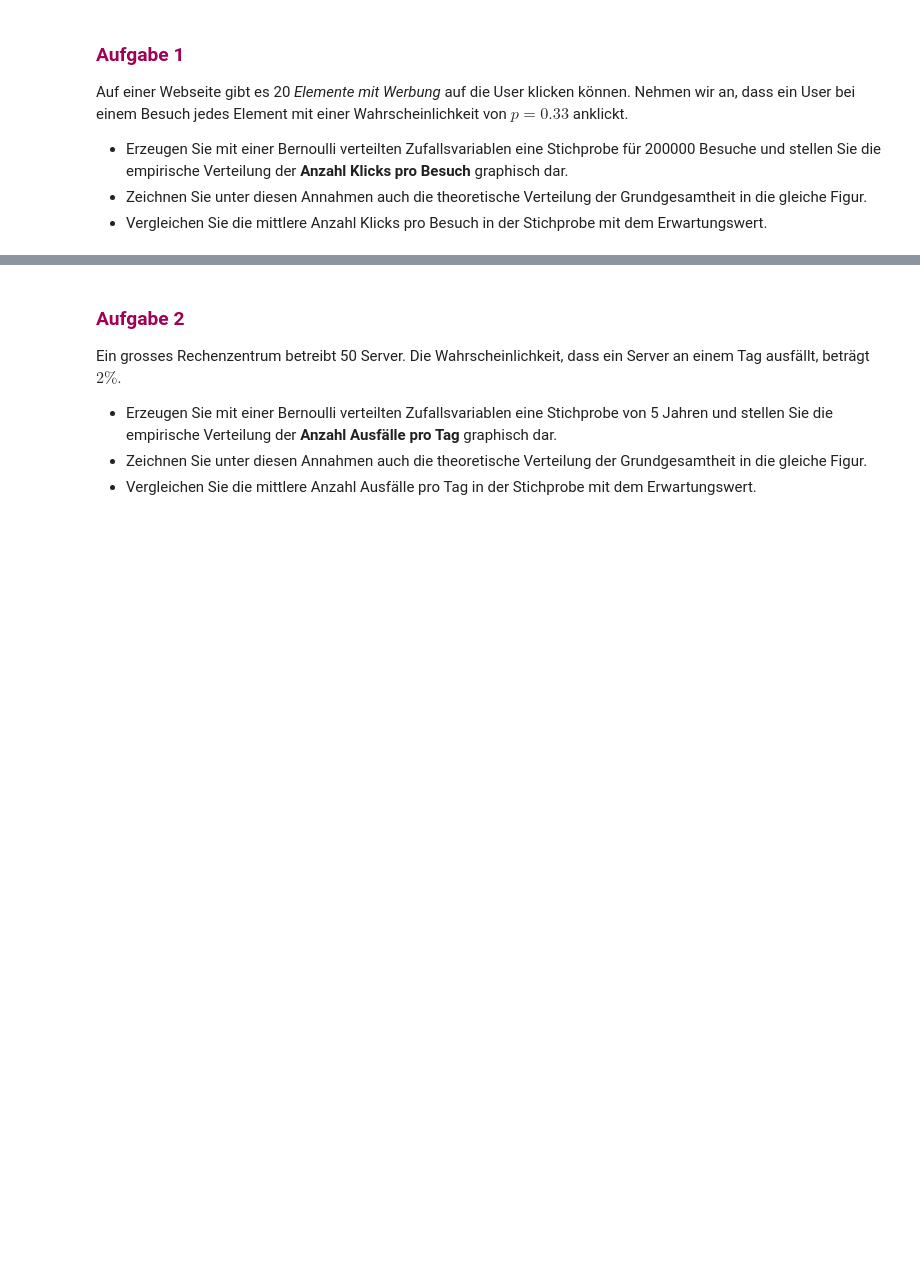
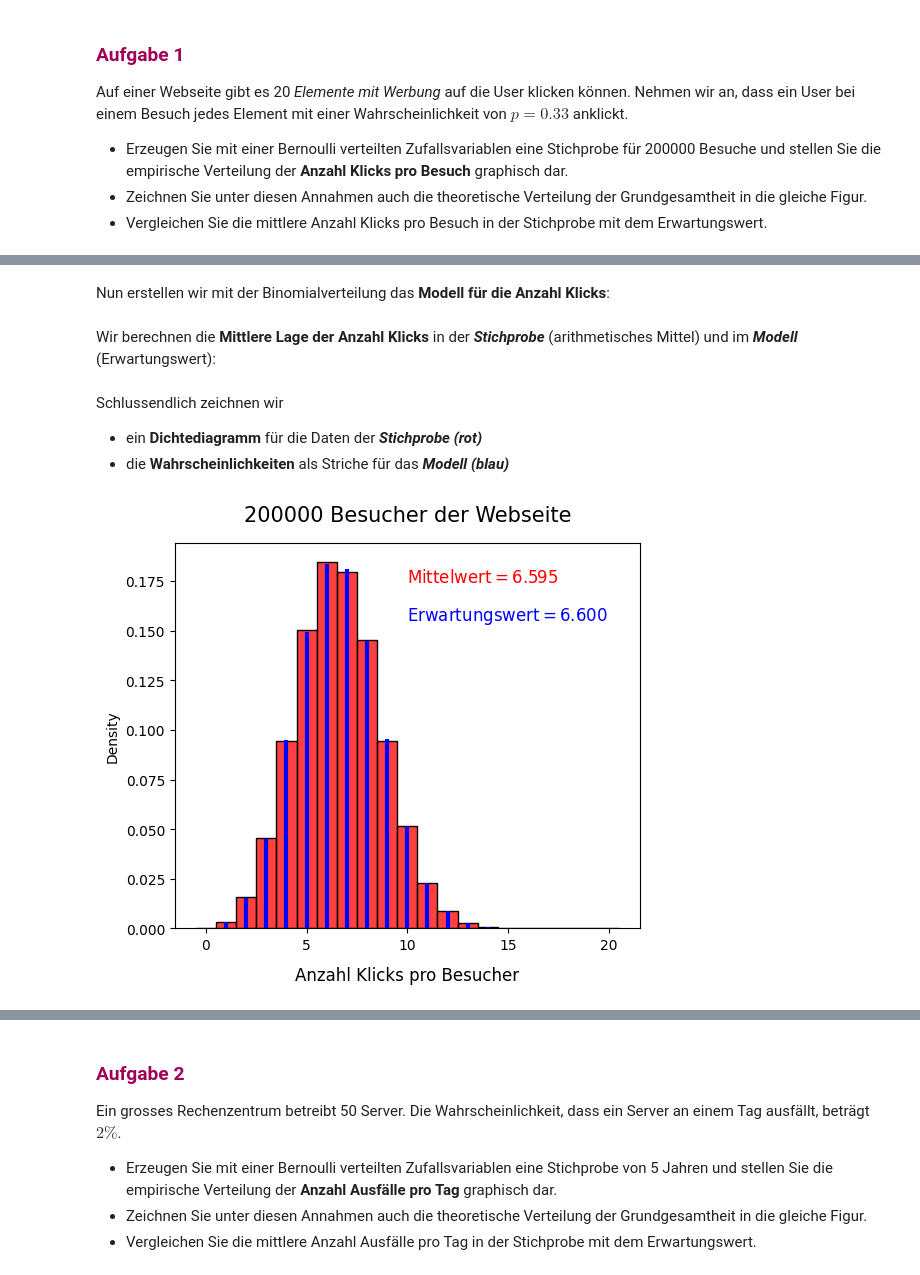
Before and after one commit to fabianmueller7/ASTAT, a Jupyter notebook: SW05/SW05.ipynb, the cells around one changed output, grey strips where cells are left out. Drawn from its saved outputs; the diff is of its cells as text; code cells hidden in the pictures; blank space fills up the shorter version.

```diff
--- a/SW05/SW05.ipynb
+++ b/SW05/SW05.ipynb
@@ -198,3 +198,7 @@ Auf einer Webseite gibt es 20 *Elemente mit Werbung* auf die User klicken könne
 - Erzeugen Sie mit einer Bernoulli verteilten Zufallsvariablen eine Stichprobe für 200000 Besuche und stellen Sie die empirische Verteilung der **Anzahl Klicks pro Besuch** graphisch dar.
 - Zeichnen Sie unter diesen Annahmen auch die theoretische Verteilung der Grundgesamtheit in die gleiche Figur.
 - Vergleichen Sie die mittlere Anzahl Klicks pro Besuch in der Stichprobe mit dem Erwartungswert.
+# %%
+from scipy.stats import bernoulli
+
+klick = bernoulli(p=0.33)
@@ -201 +207,58 @@ Auf einer Webseite gibt es 20 *Elemente mit Werbung* auf die User klicken könne
+# %%
+anzahlBesuche = 200000
+
+stichprobe = [sum(klick.rvs(size=20)) for _ in range(anzahlBesuche)]
+# %% [markdown]
+Nun erstellen wir mit der Binomialverteilung das **Modell für die Anzahl Klicks**:
+# %%
+import numpy as np
+from scipy.stats import binom
+
+Klicks_modell = binom(p=0.33,n=20)
+
+# Wahrscheinlichkeiten für k = 0, 1, 2, ..., 20
+Klicks_modell_pmf = Klicks_modell.pmf(np.arange(0,21,1))
+# %% [markdown]
+Wir berechnen die **Mittlere Lage der Anzahl Klicks** in der ***Stichprobe*** (arithmetisches Mittel) und im ***Modell*** (Erwartungswert):
+# %%
+mittelwert = sum(stichprobe)/anzahlBesuche
+
+erwartungswert = Klicks_modell.mean()
+# %% [markdown]
+Schlussendlich zeichnen wir
+- ein **Dichtediagramm** für die Daten der ***Stichprobe (rot)***
+- die **Wahrscheinlichkeiten** als Striche für das ***Modell (blau)***
+# %%
+import matplotlib.pyplot as plt
+import seaborn as sns
+
+fig = plt.figure(figsize=(6,5))
+
+axi = fig.add_subplot(1,1,1)
+
+# Dichtediagramm
+sns.histplot(stichprobe,
+             bins=np.arange(-0.5,21.5),
+             stat="density",
+             color="red",
+             ax = axi)
+
+# Wahrscheinlichkeiten
+axi.vlines(np.arange(0,21,1),      # x Koordinaten
+           0, Klicks_modell_pmf,   # y Koordinaten von bis
+           lw=3,color="blue")
+
+axi.text(0.5,0.9,"Mittelwert"+r"$=$"+"{m:.3f}".format(m=mittelwert),
+         fontsize=12,color="red",transform=plt.gca().transAxes)
+axi.text(0.5,0.8,"Erwartungswert"+r"$=$"+"{e:.3f}".format(e=erwartungswert),
+         fontsize=12,color="blue",transform=plt.gca().transAxes)
+
+axi.set_title("200000 Besucher der Webseite",
+              fontsize=15,pad=16)
+axi.set_xlabel("Anzahl Klicks pro Besucher",
+               fontsize=12,labelpad=10)
+
+plt.show()
+# %% [output]
+[figure, added]
 # %%
```
Also changed, not shown: parts of 31 cells of this notebook, 8 other files.
